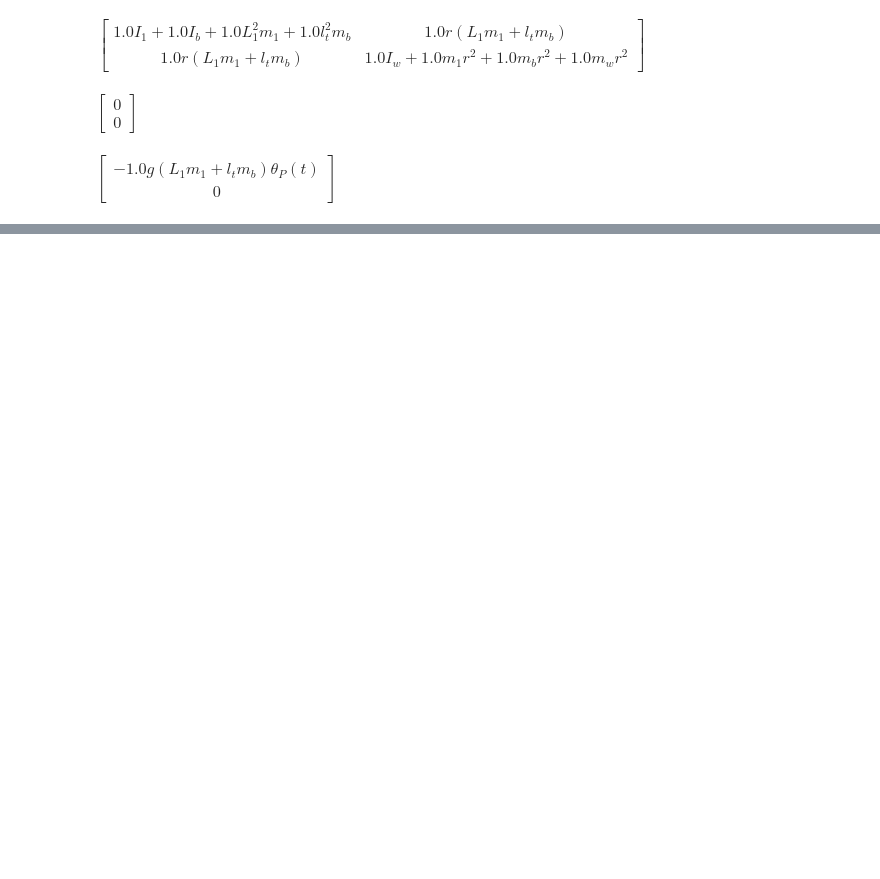
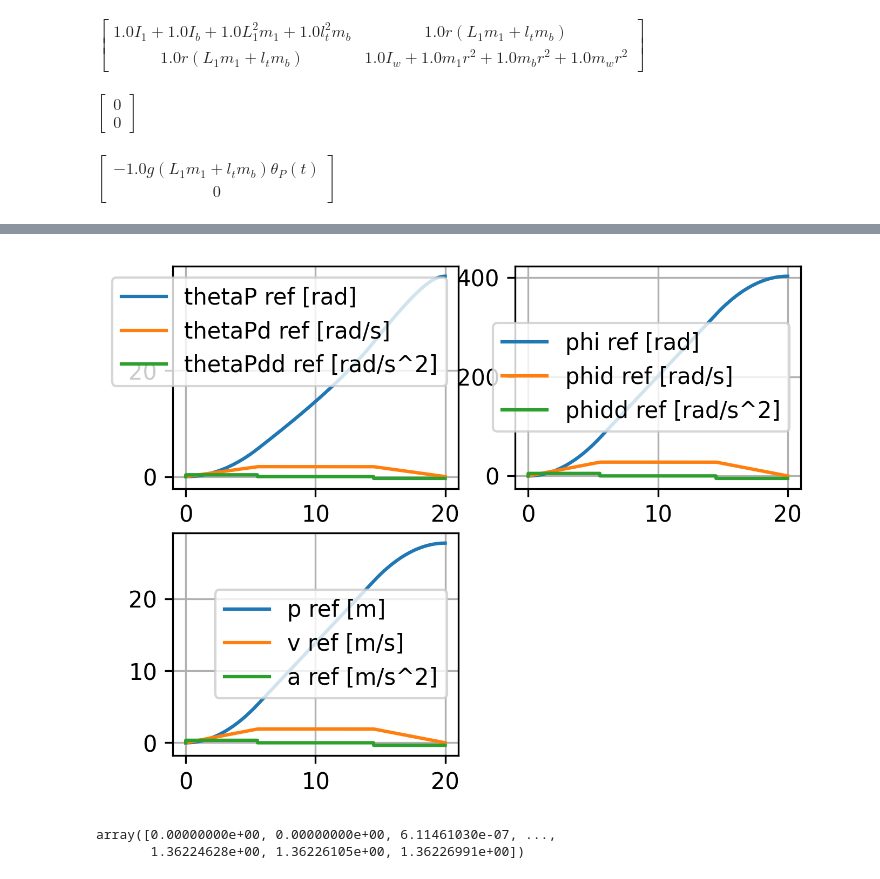
Before and after one commit to ssc166/joint_control, a Jupyter notebook: src/control_1/Dynamics.ipynb, the cells around one changed output, grey strips where cells are left out. Drawn from its saved outputs; the diff is of its cells as text; code cells hidden in the pictures; blank space fills up the shorter version.

```diff
--- a/src/control_1/Dynamics.ipynb
+++ b/src/control_1/Dynamics.ipynb
@@ -210,0 +264,31 @@ D = [[0. 0.]
+# %%
+t_s, traj_s = ir.Trapezoidal_Traj_Gen_Given_Amax_and_T(a,t_,0.01)
+
+l_t = 1.022142
+thetaP_traj = np.arcsin(traj_s/l_t)
+phi_traj = traj_s/ 0.069
+
+rad2deg = 180/np.pi
+pl.figure(1, figsize=(5,4), dpi=300)
+
+pl.subplot(221);
+pl.plot(t_s, thetaP_traj*target_pos);
+pl.legend(['thetaP ref [rad]', 'thetaPd ref [rad/s]', 'thetaPdd ref [rad/s^2]'], loc='best');
+pl.grid()
+
+pl.subplot(222);
+pl.plot(t_s, phi_traj*target_pos)
+pl.legend(['phi ref [rad]', 'phid ref [rad/s]', 'phidd ref [rad/s^2]'], loc='best')
+pl.grid()
+
+pl.subplot(223);
+pl.plot(t_s, traj_s*target_pos)
+pl.legend(['p ref [m]', 'v ref [m/s]', 'a ref [m/s^2]'], loc='best')
+pl.grid()
+# %% [output]
+[figure, added]
+# %%
+thetaP_traj[:,0]
+# %% [output]
+array([0.00000000e+00, 0.00000000e+00, 6.11461030e-07, ...,
+       1.36224628e+00, 1.36226105e+00, 1.36226991e+00])
```
Also changed, not shown: parts of 21 cells of this notebook.
